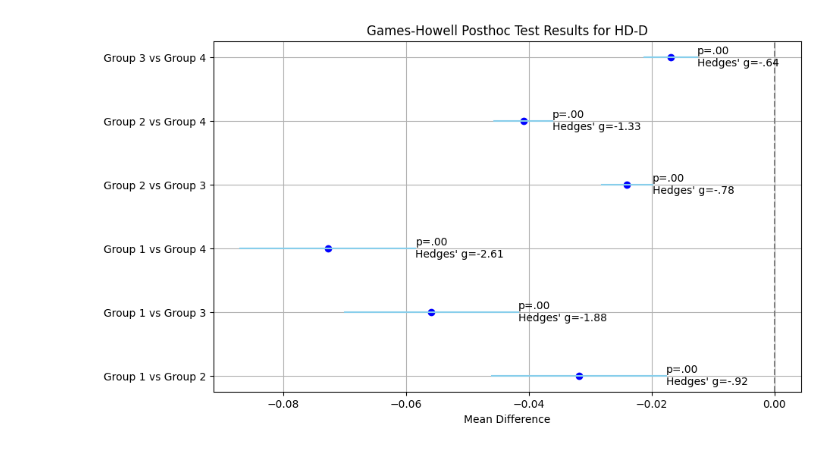
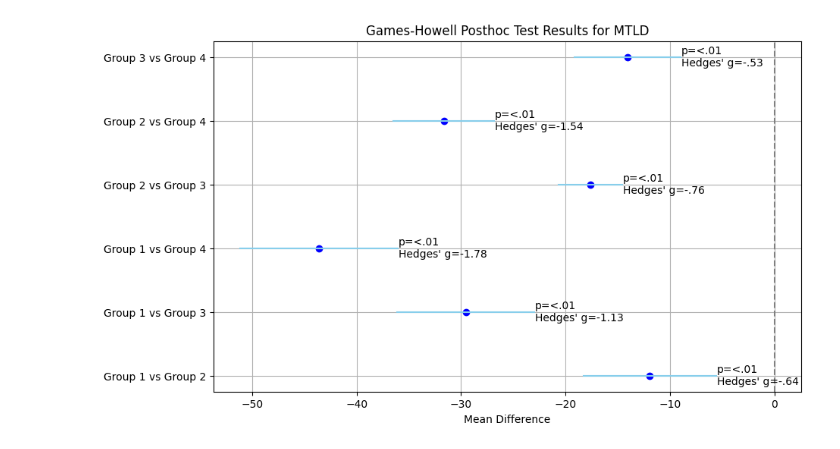
Before and after one commit to Vakhranev/MDB, a Jupyter notebook: Графики.ipynb, the cells around one changed output. Cells and saved outputs as stored; diff of their text form; code cells hidden in the pictures.

```diff
--- a/Графики.ipynb
+++ b/Графики.ipynb
@@ -8,7 +8,7 @@ import numpy as np
 groups = ["Group 1 vs Group 2", "Group 1 vs Group 3", "Group 1 vs Group 4", "Group 2 vs Group 3", "Group 2 vs Group 4", "Group 3 vs Group 4"]
 mean_diff = [0.17, -0.25, -0.69, -0.44, -0.42, -0.86]
 se = [0.18, 0.18, 0.19, 0.08, 0.04, 0.08]
-p_values = ['.78', '.51', '.00', '.00', '.00', '.00']
+p_values = ['.78', '.51', '<.01', '<.01', '<.01', '<.01']
 hedges_g = ['.27', '-.30', '-.63', '-.57', '-.69', '-1.54']
 
 # Calculating the confidence intervals for the mean differences
@@ -70,12 +164,12 @@ plt.show()
 import matplotlib.pyplot as plt
 import numpy as np
 
-# Результаты теста Геймса-Хауэла
+# Результаты теста Геймса-Хауэла для новых данных
 groups = ["Group 1 vs Group 2", "Group 1 vs Group 3", "Group 1 vs Group 4", "Group 2 vs Group 3", "Group 2 vs Group 4", "Group 3 vs Group 4"]
-mean_diff = [-47.412481, -84.215589, -125.520560, -36.803108, -78.108079, -41.304971]
-se = [3.428439, 3.540526, 5.028524, 3.098751, 4.727895, 4.809795]
-p_values = [".00", ".00", ".00", ".00", ".00", ".00"]
-hedges_g = ["-1.13", "-1.79", "-3.05", "-.79", "-1.74", "-.84"]
+mean_diff = [-39.269515, -69.716892, -103.493313, -30.447377, -64.223798, -33.776422]
+se = [3.009095, 3.077848, 4.161779, 2.545689, 3.785206, 3.840089]
+p_values = ["<.01", "<.01", "<.01", "<.01", "<.01", "<.01"]
+hedges_g = ["-1.13", "-1.81", "-3.13", "-.79", "-1.74", "-.85"]
 
 # Расчет доверительных интервалов
 z_score = 1.96
@@ -94,7 +188,7 @@ for i, (group, ci, p, h) in enumerate(zip(groups, conf_intervals, p_values, hedg
 plt.yticks(range(len(groups)), groups)
 plt.axvline(0, color='grey', linestyle='--')
 plt.xlabel("Mean Difference")
-plt.title("Games-Howell Posthoc Test Results")
+plt.title("Games-Howell Posthoc Test Results (New)")
 plt.grid(True)
 plt.show()
 # %% [output]
@@ -197,30 +226,33 @@ plt.show()
 # %%
 import matplotlib.pyplot as plt
 import numpy as np
+import pandas as pd
 
-# Ваши результаты
-groups = ["Group 1 vs Group 2", "Group 1 vs Group 3", "Group 1 vs Group 4", "Group 2 vs Group 3", "Group 2 vs Group 4", "Group 3 vs Group 4"]
-mean_diff = [-0.031840, -0.055830, -0.072704, -0.023990, -0.040864, -0.016874]
-se = [0.007261, 0.007187, 0.007278, 0.002124, 0.002413, 0.002180]
-p_values = ['.00', '.00', '.00', '.00', '.00', '.00']
-hedges_g = ['-.92', '-1.88', '-2.61', '-.78', '-1.33', '-.64']
+# Ваши результаты для MTLD
+groups_mtld = ["Group 1 vs Group 2", "Group 1 vs Group 3", "Group 1 vs Group 4", "Group 2 vs Group 3", "Group 2 vs Group 4", "Group 3 vs Group 4"]
+mean_diff_mtld = [-11.931941, -29.536645, -43.584973, -17.604705, -31.653033, -14.048328]
+se_mtld = [3.241465, 3.349166, 3.852501, 1.558868, 2.460675, 2.600911]
+p_values_mtld = ["<.01", "<.01", "<.01", "<.01", "<.01", "<.01"]
+hedges_g_mtld = ["-.64", "-1.13", "-1.78", "-.76", "-1.54", "-.53"]
 
 # Confidence intervals
-conf_intervals = [(md - 1.96 * s, md + 1.96 * s) for md, s in zip(mean_diff, se)]
+conf_intervals_mtld = [(md - 1.96 * s, md + 1.96 * s) for md, s in zip(mean_diff_mtld, se_mtld)]
 
 # Plotting
 plt.figure(figsize=(10, 6))
-for i, (group, ci, p, h) in enumerate(zip(groups, conf_intervals, p_values, hedges_g)):
+for i, (group, ci, p, h) in enumerate(
+    zip(groups_mtld, conf_intervals_mtld, p_values_mtld, hedges_g_mtld)
+):
     plt.plot(ci, [i, i], color="skyblue")
-    plt.scatter(mean_diff[i], i, color="blue")
-    plt.text(ci[1], i, f"p={p}\nHedges' g={h}", va='center')
+    plt.scatter(mean_diff_mtld[i], i, color="blue")
+    plt.text(ci[1] + 0.05, i, f"p={p}\nHedges' g={h}", va='center')
 
 # Formatting
-plt.yticks(range(len(groups)), groups)
+plt.yticks(range(len(groups_mtld)), groups_mtld)
 plt.axvline(0, color='grey', linestyle='--')
 plt.xlabel("Mean Difference")
-plt.title("Games-Howell Posthoc Test Results for HD-D")
+plt.title("Games-Howell Posthoc Test Results for MTLD")
 plt.grid(True)
 plt.show()
 # %% [output]
-[figure, old version]
+[figure, new version]
```
Also changed, not shown: parts of 8 cells of this notebook.
